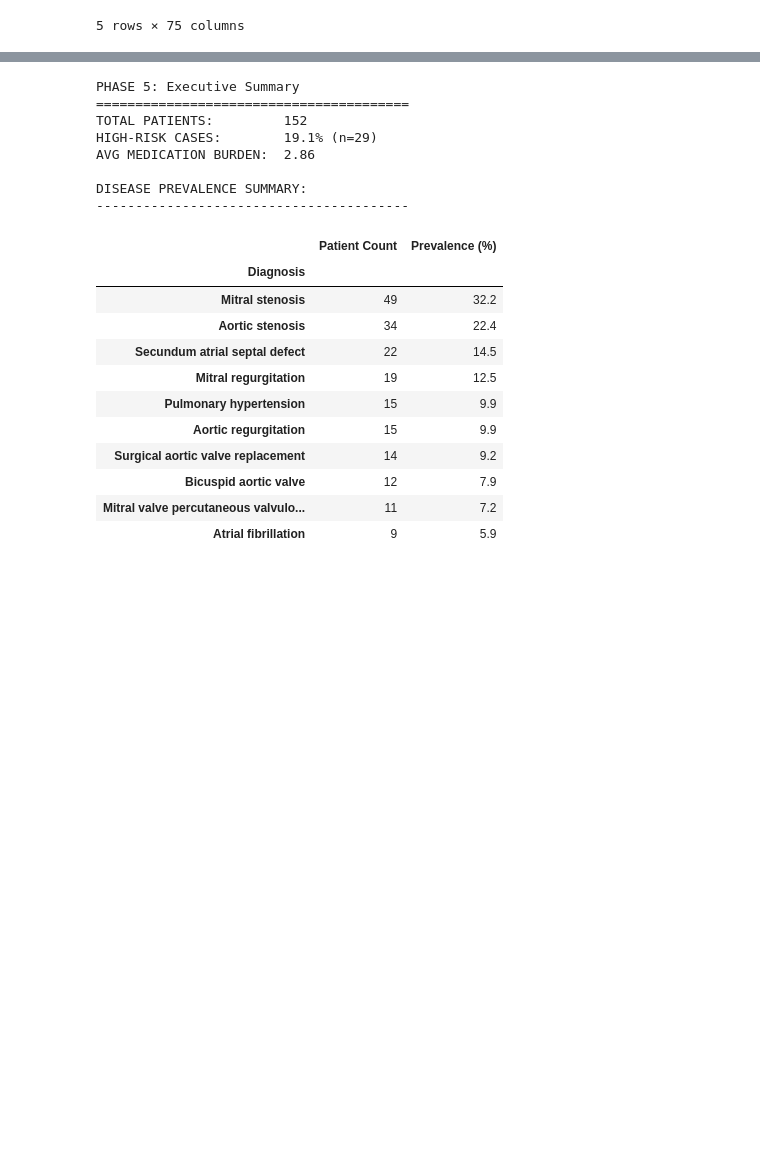
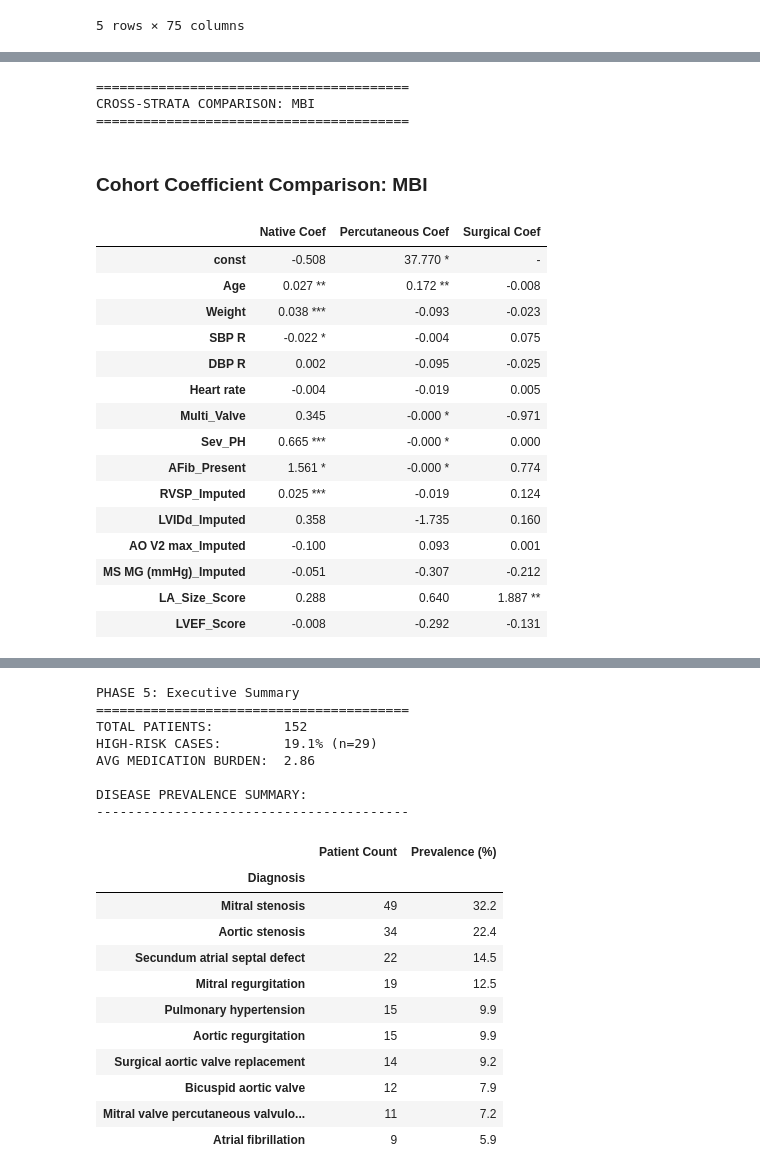
Before and after one commit to enrodri/phl_2025, a Jupyter notebook: phl_2025.ipynb, the cells around one changed output, grey strips where cells are left out. Drawn from its saved outputs; the diff is of its cells as text; code cells hidden in the pictures; blank space fills up the shorter version.

Commit message:
Modified the regression methods for modularity

```diff
--- a/phl_2025.ipynb
+++ b/phl_2025.ipynb
@@ -1177,3 +1369,36 @@ Confusion matrix visualization
 ----------------------------------------
 [figure]
 ... (3 outputs left out)
+# %%
+# PHASE 5: Regression for mismatches
+# ==========================================
+# df.columns.tolist()
+# stats.match_regression()
+
+# Variables to be used for regression
+regression_echo = ['RVSP_Imputed', 'LVIDd_Imputed', 'AO V2 max_Imputed', 'MS MG (mmHg)_Imputed', 'LA_Size_Score', 'LVEF_Score']
+regression_demographics = ['Age', 'Weight', 'Gender_Male', 'SBP R', 'DBP R', 'Heart rate']
+regression_lesions = ['Mitral_Mixed_Score', 'Aortic_Mixed_Score', 'Multi_Valve', 'Sev_PH', 'AFib_Present']
+
+mbi_mismatch = stats.run_regression(y_var='MBI')
+# %% [output]
+========================================
+CROSS-STRATA COMPARISON: MBI
+========================================
+Cohort Coefficient Comparison: MBI
+|  | Native Coef | Percutaneous Coef | Surgical Coef |
+| const | -0.508 | 37.770 * | - |
+| Age | 0.027 ** | 0.172 ** | -0.008 |
+| Weight | 0.038 *** | -0.093 | -0.023 |
+| SBP R | -0.022 * | -0.004 | 0.075 |
+| DBP R | 0.002 | -0.095 | -0.025 |
+| Heart rate | -0.004 | -0.019 | 0.005 |
+| Multi_Valve | 0.345 | -0.000 * | -0.971 |
+| Sev_PH | 0.665 *** | -0.000 * | 0.000 |
+| AFib_Present | 1.561 * | -0.000 * | 0.774 |
+| RVSP_Imputed | 0.025 *** | -0.019 | 0.124 |
+| LVIDd_Imputed | 0.358 | -1.735 | 0.160 |
+| AO V2 max_Imputed | -0.100 | 0.093 | 0.001 |
+| MS MG (mmHg)_Imputed | -0.051 | -0.307 | -0.212 |
+| LA_Size_Score | 0.288 | 0.640 | 1.887 ** |
+| LVEF_Score | -0.008 | -0.292 | -0.131 |
```
Also changed, not shown: parts of 13 cells of this notebook, 14 other files.
